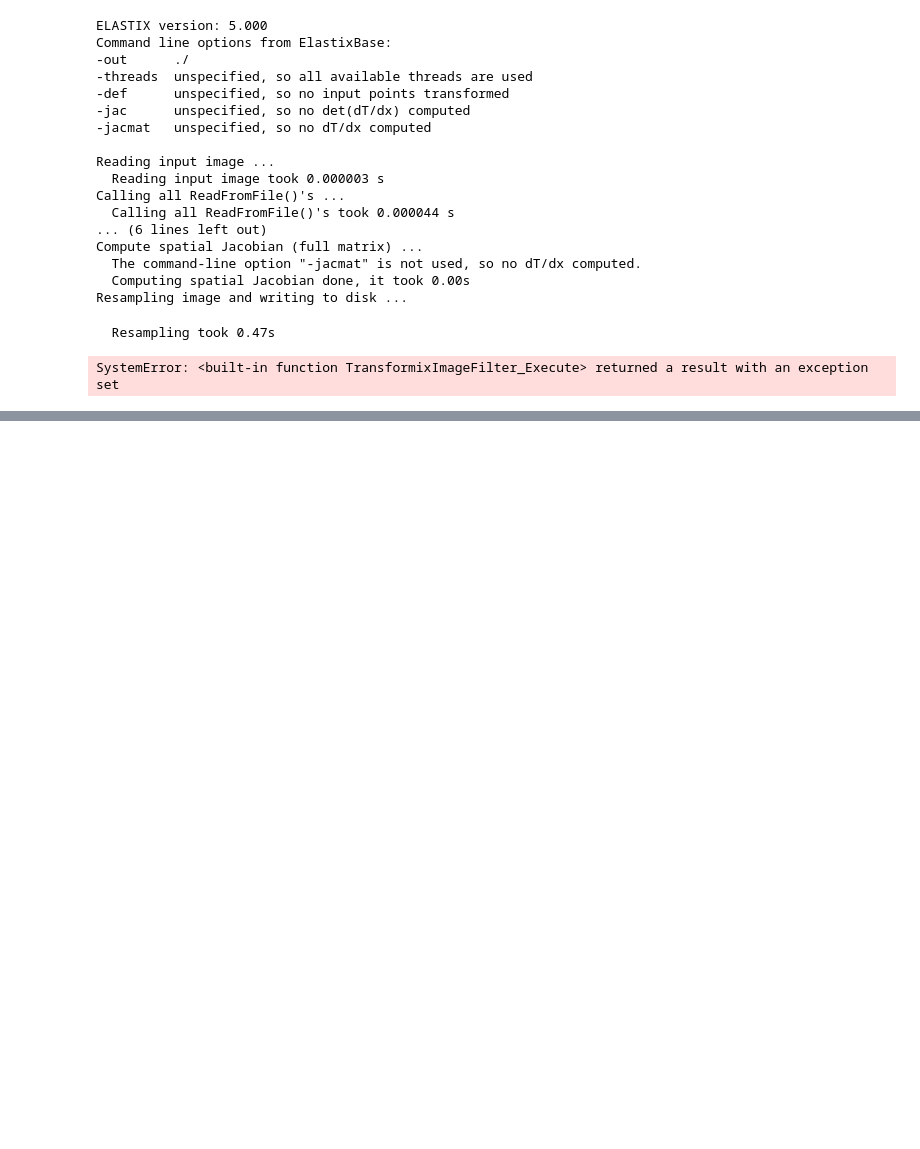
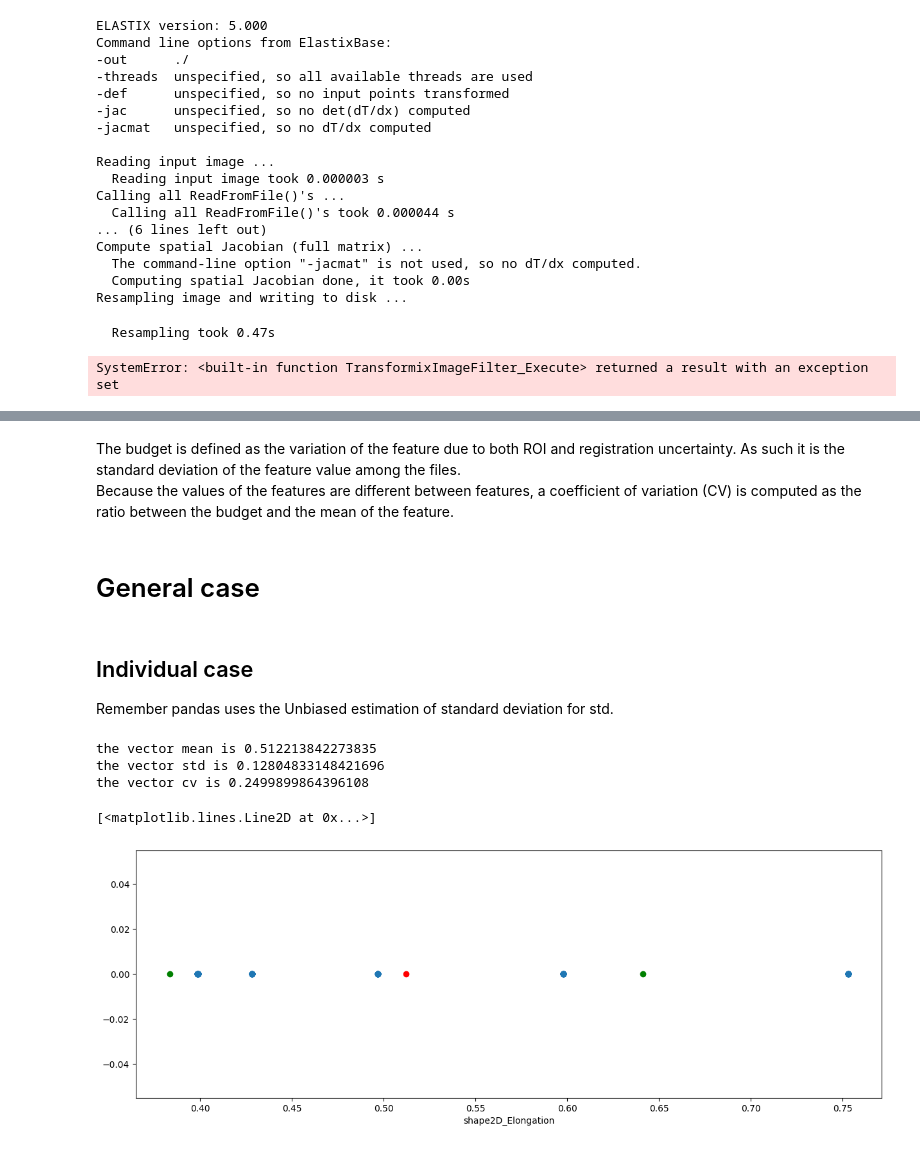
Before and after one commit to Likalto4/Added_value_feature_uncertainty, a Jupyter notebook: radiomics/budget.ipynb, the cells around one changed output, grey strips where cells are left out. Saved outputs shown, nothing was run; the diff lists cells and outputs as text; code cells hidden in the pictures; blank space fills up the shorter version.

Commit message:
budget created ready for usage

```diff
--- a/radiomics/budget.ipynb
+++ b/radiomics/budget.ipynb
@@ -187,0 +194,8 @@ SystemError: <built-in function TransformixImageFilter_Execute> returned a resul
+# %%
+budget_dir = repo_path / 'data/budget/substractions'
+budget_files = [budget_dir / file for file in os.listdir(budget_dir) if file.endswith('.csv')]
+# %% [markdown]
+The budget is defined as the variation of the feature due to both ROI and registration uncertainty. As such it is the standard deviation of the feature value among the files. <br>
+Because the values of the features are different between features, a coefficient of variation (CV) is computed as the ratio between the budget and the mean of the feature. <br>
+# %% [markdown]
+# General case
@@ -187,0 +219,35 @@ SystemError: <built-in function TransformixImageFilter_Execute> returned a resul
+# %% [markdown]
+## Individual case
+Remember pandas uses the Unbiased estimation of standard deviation for std.
+# %%
+pat_num = 2
+feature_name = 'shape2D_Elongation'
+
+# read each indpendent csv file and stack them in a single dataframe
+budget_df = pd.concat([pd.read_csv(file) for file in budget_files], ignore_index=True)
+# get dataframe with only pat_num 2
+budget_df = budget_df[budget_df['pat_num']==pat_num]
+# get mean of each column
+budget_mean = budget_df.mean(axis=0).to_frame().T
+budget_std = budget_df.std(axis=0).to_frame().T
+budget_cv = budget_df.std(axis=0).to_frame().T / budget_df.mean(axis=0).to_frame().T
+vector = budget_df[feature_name].to_numpy()
+
+print(f'the vector mean is {vector.mean()}')
+print(f'the vector std is {vector.std()}')
+print(f'the vector cv is {vector.std()/vector.mean()}')
+
+# plot vector as points in one line, meaning all points have same x value
+plt.figure(figsize=(15,5))
+plt.plot(vector, np.zeros_like(vector), 'o')
+plt.xlabel(feature_name)
+# show mean and std
+plt.plot(budget_mean[feature_name], 0, 'o', color='red')
+plt.plot(budget_mean[feature_name] + budget_std[feature_name], 0, 'o', color='green')
+plt.plot(budget_mean[feature_name] - budget_std[feature_name], 0, 'o', color='green')
+# %% [output]
+the vector mean is 0.512213842273835
+the vector std is 0.12804833148421696
+the vector cv is 0.2499899864396108
+[<matplotlib.lines.Line2D at 0x...>]
+[figure, added]
```
Also changed, not shown: parts of 5 cells of this notebook, 1 other file.
